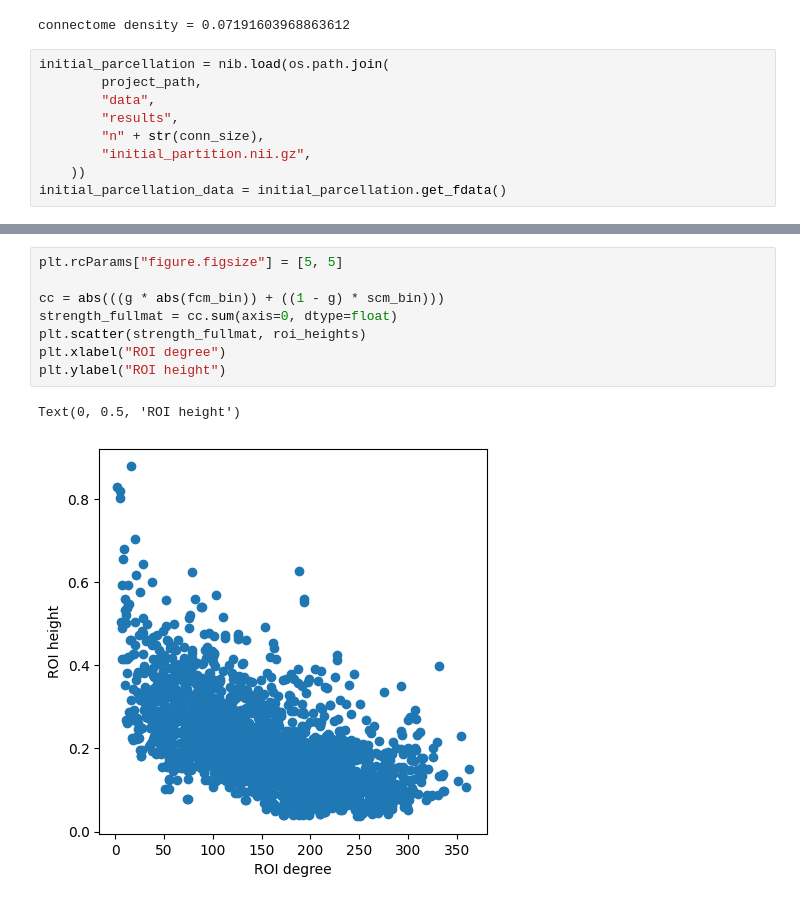
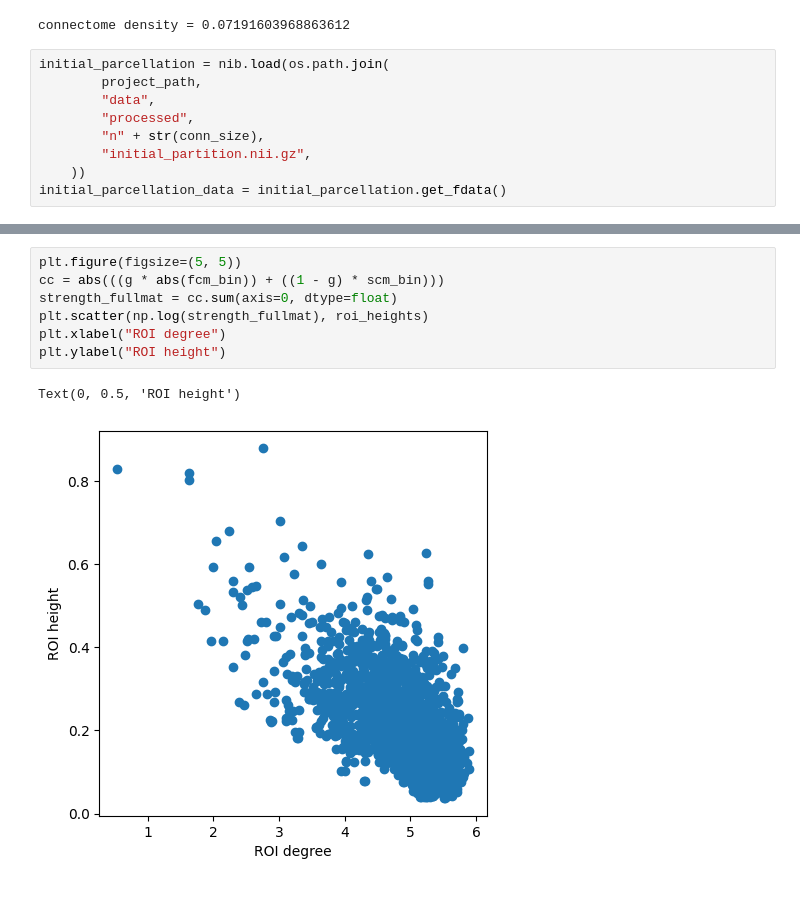
Before and after one commit to compneurobilbao/bha2, a Jupyter notebook: notebooks/05-tree-measures-for-optimal-parcellation.ipynb, the cells around one changed output, grey strips where cells are left out. Cells and saved outputs as stored; diff of their text form.

```diff
--- a/notebooks/05-tree-measures-for-optimal-parcellation.ipynb
+++ b/notebooks/05-tree-measures-for-optimal-parcellation.ipynb
@@ -62,7 +60,7 @@ connectome density = 0.07191603968863612
 initial_parcellation = nib.load(os.path.join(
         project_path,
         "data",
-        "results",
+        "processed",
         "n" + str(conn_size),
         "initial_partition.nii.gz",
     ))
@@ -311,13 +379,12 @@ nib.save(
 # %% [output]
 [figure]
 # %%
-plt.rcParams["figure.figsize"] = [5, 5]
-
+plt.figure(figsize=(5, 5))
 cc = abs(((g * abs(fcm_bin)) + ((1 - g) * scm_bin)))
 strength_fullmat = cc.sum(axis=0, dtype=float)
-plt.scatter(strength_fullmat, roi_heights)
+plt.scatter(np.log(strength_fullmat), roi_heights)
 plt.xlabel("ROI degree")
 plt.ylabel("ROI height")
 # %% [output]
 Text(0, 0.5, 'ROI height')
-[figure, old version]
+[figure, new version]
```
Also changed, not shown: parts of 18 cells of this notebook, 5 other files.
